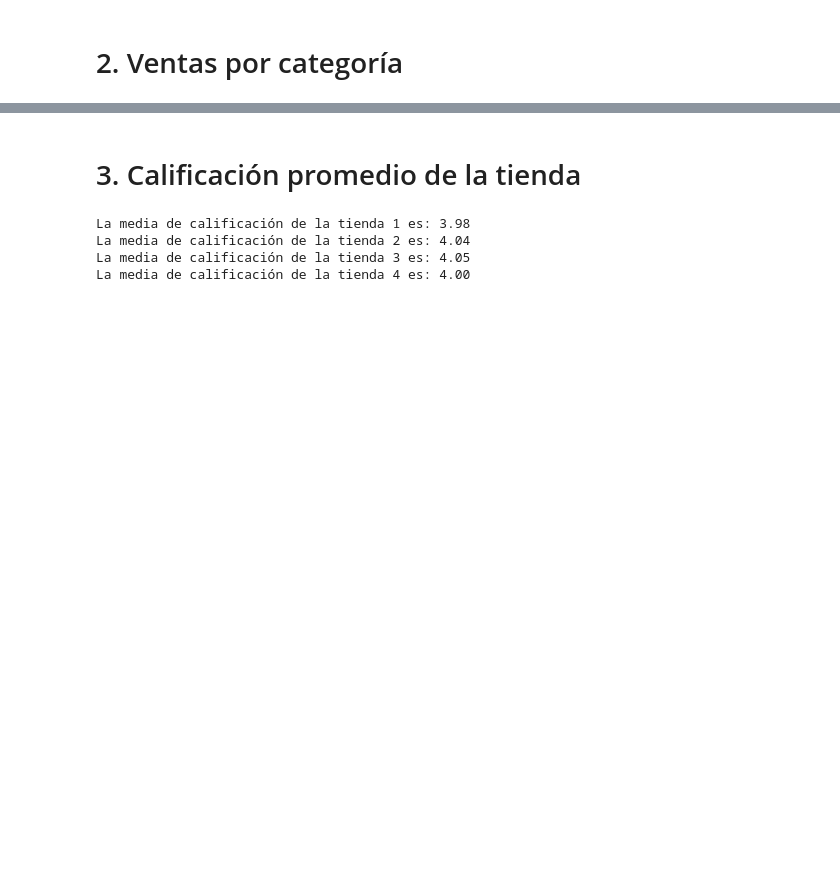
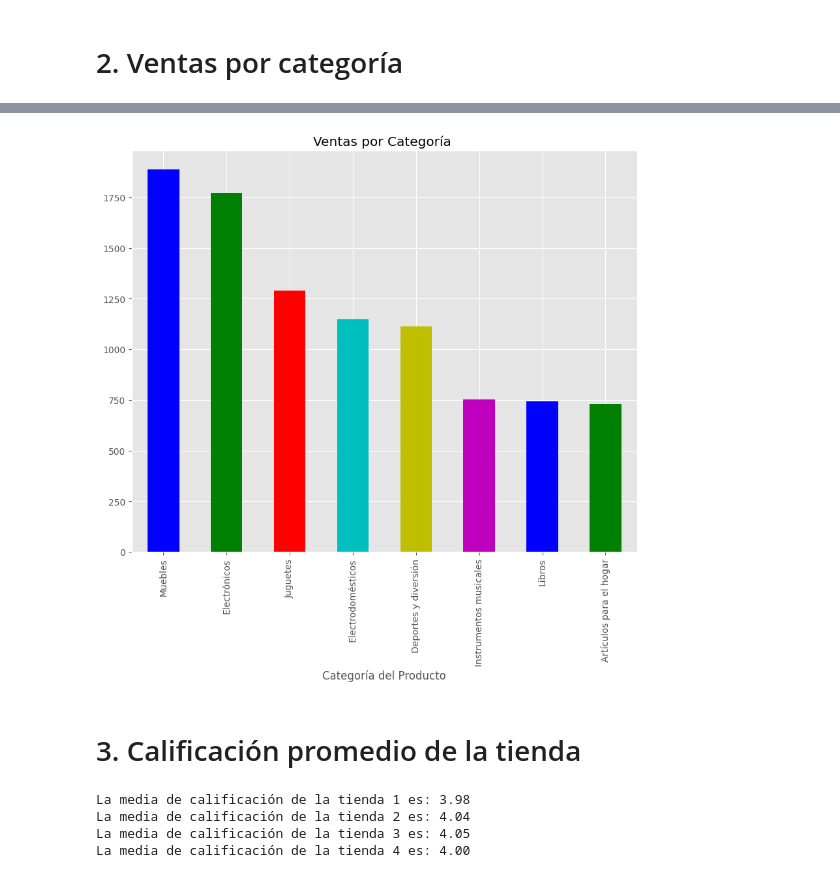
Before and after one commit to Andres-Argotty/challenge1-data-science-latam, a Jupyter notebook: AluraStoreLatam.ipynb, the cells around one changed output, grey strips where cells are left out. Drawn from its saved outputs; the diff is of its cells as text; code cells hidden in the pictures; blank space fills up the shorter version.

```diff
--- a/AluraStoreLatam.ipynb
+++ b/AluraStoreLatam.ipynb
@@ -68,3 +117,8 @@ dtype: int64]]
+# %%
+categorias_agrupadas.plot(kind="bar", x= categorias_agrupadas.index, y= categorias_agrupadas.values, color= ['b','g','r','c','y','m'], title="Ventas por Categoría ", figsize=(10, 8))
+plt.show()
+# %% [output]
+[figure, added]
 # %% [markdown]
 # 3. Calificación promedio de la tienda
 # %%
```
Also changed, not shown: parts of 7 cells of this notebook.
